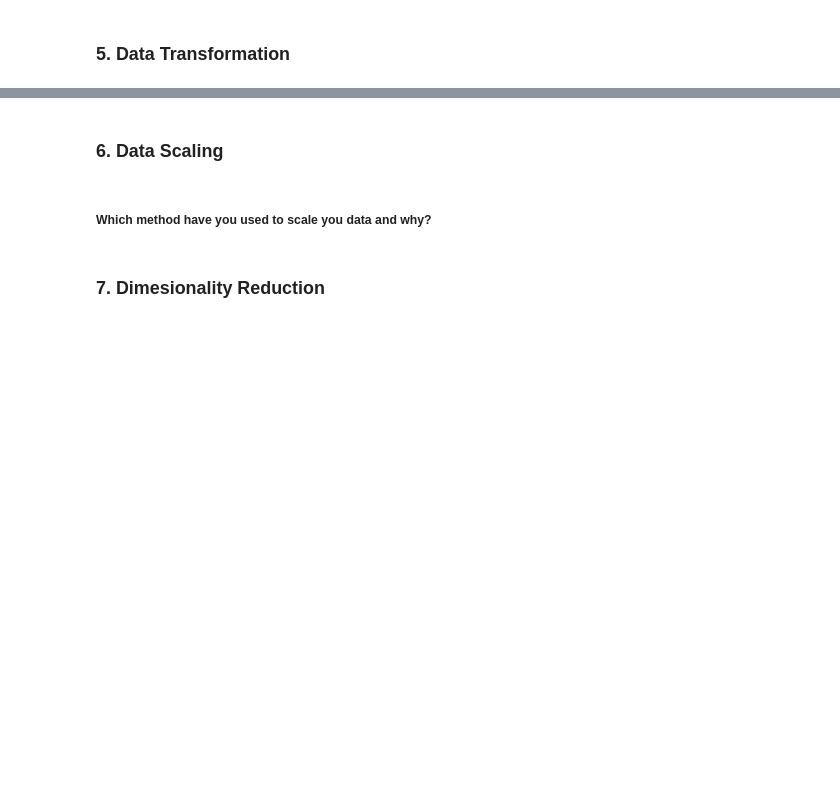
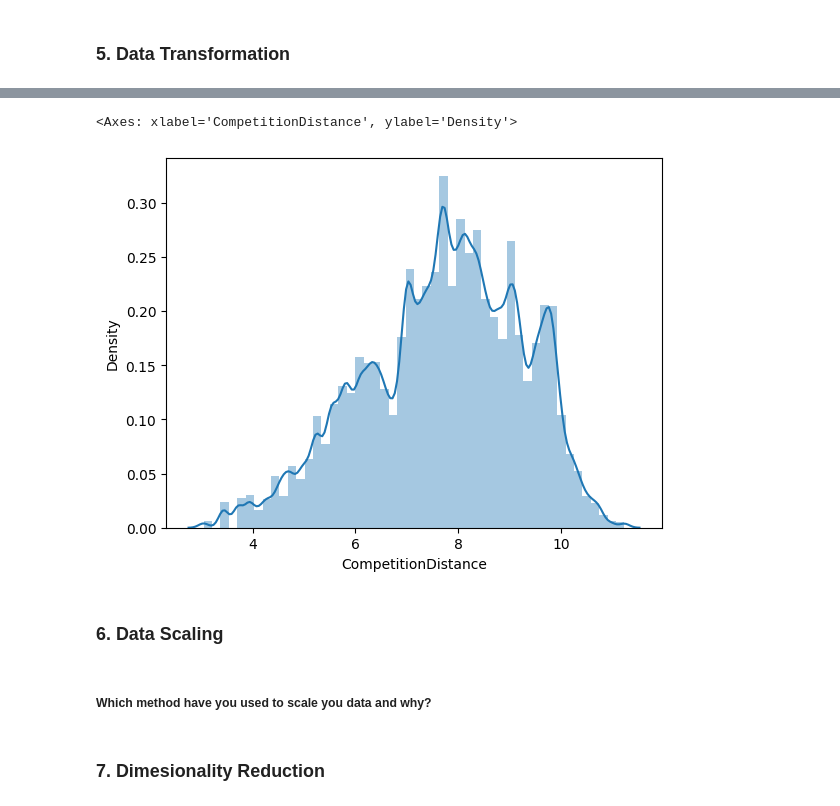
Before and after one commit to MrMRaut/Drug-Stores-Sales-Analysis-and-Prediction, a Jupyter notebook: 1151_Drug_Stores_Sales_Data.ipynb, the cells around one changed output, grey strips where cells are left out. Drawn from its saved outputs; the diff is of its cells as text; code cells hidden in the pictures; blank space fills up the shorter version.

```diff
--- a/1151_Drug_Stores_Sales_Data.ipynb
+++ b/1151_Drug_Stores_Sales_Data.ipynb
@@ -746,0 +804,5 @@ Answer Here.
+# %%
+sns.distplot(np.log1p(masterdf.CompetitionDistance))
+# %% [output]
+<Axes: xlabel='CompetitionDistance', ylabel='Density'>
+[figure, added]
```
Also changed, not shown: parts of 43 cells of this notebook.
